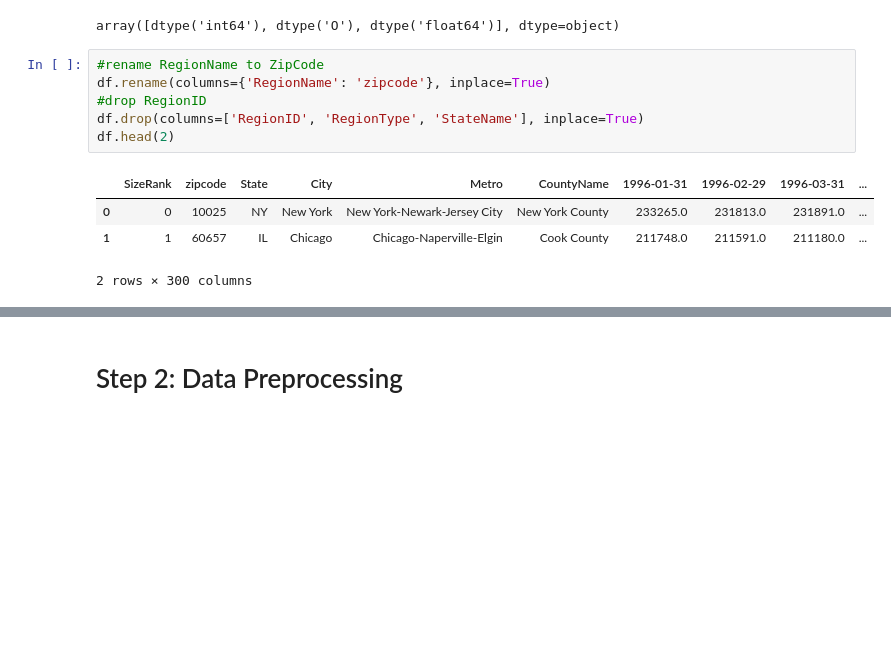
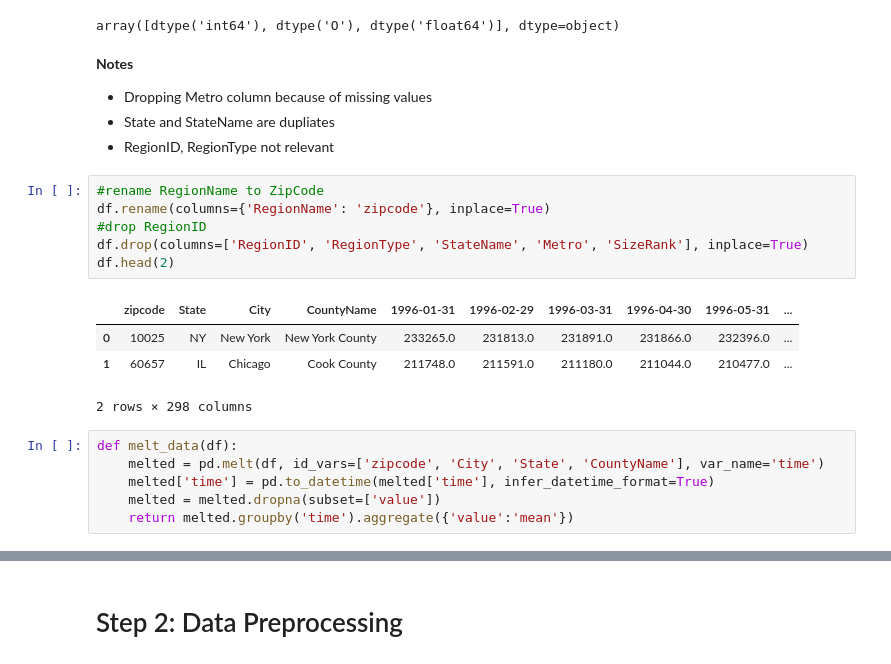
Before and after one commit to jrf6xh/Time-Series-Modeling, a Jupyter notebook: starter_notebook_CM.ipynb, the cells around one changed output, grey strips where cells are left out. Saved outputs shown, nothing was run; the diff lists cells and outputs as text; blank space fills up the shorter version.

```diff
--- a/starter_notebook_CM.ipynb
+++ b/starter_notebook_CM.ipynb
@@ -100,14 +102,25 @@ df.describe()
 df.dtypes.unique()
 # %% [output]
 array([dtype('int64'), dtype('O'), dtype('float64')], dtype=object)
+# %% [markdown]
+__Notes__
+- Dropping Metro column because of missing values
+- State and StateName are dupliates
+- RegionID, RegionType not relevant
 # %%
 #rename RegionName to ZipCode
 df.rename(columns={'RegionName': 'zipcode'}, inplace=True)
 #drop RegionID
-df.drop(columns=['RegionID', 'RegionType', 'StateName'], inplace=True)
+df.drop(columns=['RegionID', 'RegionType', 'StateName', 'Metro', 'SizeRank'], inplace=True)
 df.head(2)
 # %% [output]
-|  | SizeRank | zipcode | State | City | Metro | CountyName | 1996-01-31 | 1996-02-29 | 1996-03-31 | ... |
-| 0 | 0 | 10025 | NY | New York | New York-Newark-Jersey City | New York County | 233265.0 | 231813.0 | 231891.0 | ... |
-| 1 | 1 | 60657 | IL | Chicago | Chicago-Naperville-Elgin | Cook County | 211748.0 | 211591.0 | 211180.0 | ... |
+|  | zipcode | State | City | CountyName | 1996-01-31 | 1996-02-29 | 1996-03-31 | 1996-04-30 | 1996-05-31 | ... |
+| 0 | 10025 | NY | New York | New York County | 233265.0 | 231813.0 | 231891.0 | 231866.0 | 232396.0 | ... |
+| 1 | 60657 | IL | Chicago | Cook County | 211748.0 | 211591.0 | 211180.0 | 211044.0 | 210477.0 | ... |
-2 rows × 300 columns
+2 rows × 298 columns
+# %%
+def melt_data(df):
+    melted = pd.melt(df, id_vars=['zipcode', 'City', 'State', 'CountyName'], var_name='time')
+    melted['time'] = pd.to_datetime(melted['time'], infer_datetime_format=True)
+    melted = melted.dropna(subset=['value'])
+    return melted.groupby('time').aggregate({'value':'mean'})
```
Also changed, not shown: parts of 6 cells of this notebook.
